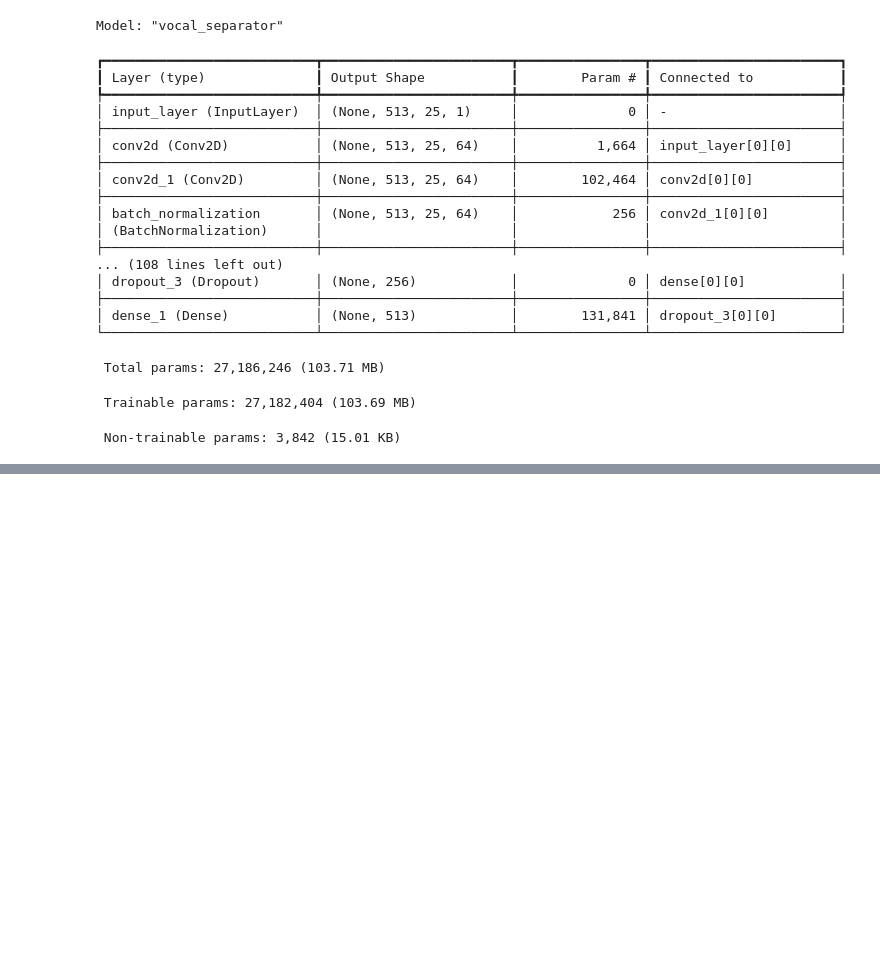
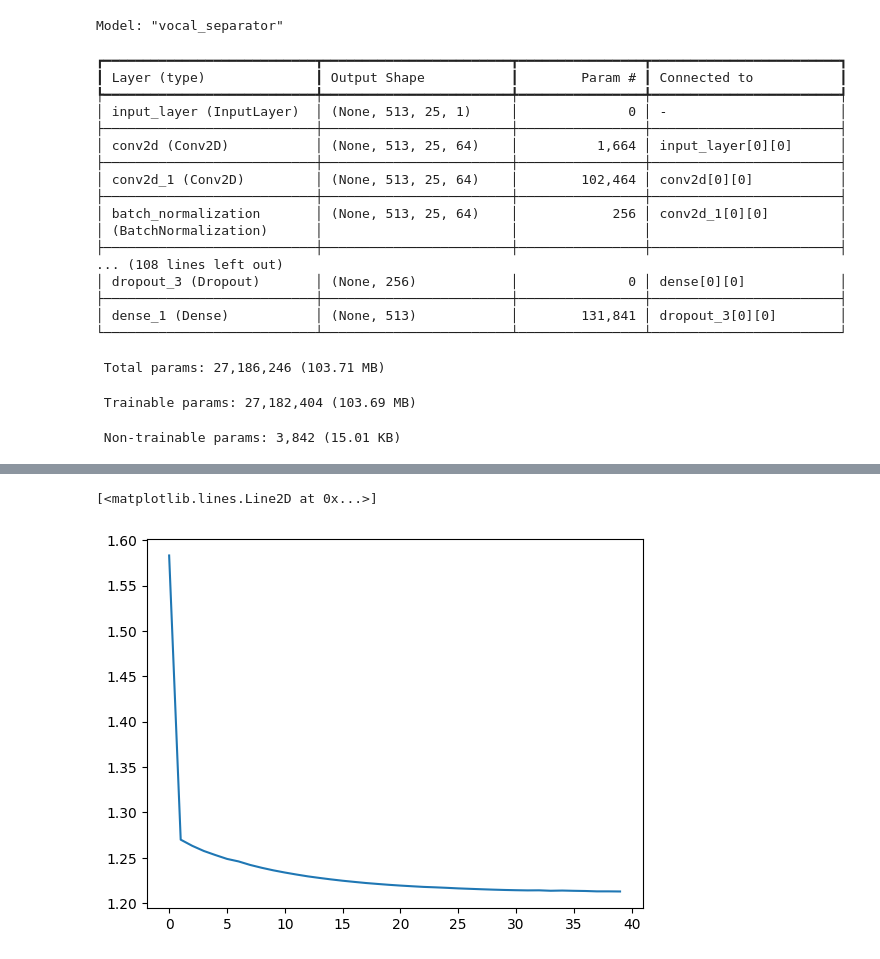
Before and after one commit to JustargonY/vocals_separator, a Jupyter notebook: DiplomaProject.ipynb, the cells around one changed output, grey strips where cells are left out. Cells and saved outputs as stored; diff of their text form; code cells hidden in the pictures; blank space fills up the shorter version.

```diff
--- a/DiplomaProject.ipynb
+++ b/DiplomaProject.ipynb
@@ -462,0 +646,8 @@ history.history['loss']
+# %%
+for i in test_dataset.skip(52).take(5):
+  y_true = i[1]
+  y_pred = model.predict(i[0])
+
+  print(tf.keras.losses.BinaryCrossentropy()(y_true, y_pred))
+  print(np.sum(y_pred > 0.5))
+  print(np.sum(y_true))
@@ -462,0 +785,11 @@ history.history['loss']
+# %%
+epochs = 10
+history_rnn2 = model2.fit(
+    train_dataset.repeat(epochs),
+    validation_data=val_dataset.repeat(epochs),
+    epochs=epochs,
+    steps_per_epoch=3505,
+    validation_steps=943,
+    verbose=1,
+    callbacks=[checkpoint, early_stopping]
+)
@@ -462,0 +818,6 @@ history.history['loss']
+# %%
+plt.plot(np.concatenate([history_rnn.history['loss'], history_rnn2.history['loss']]))
+# plt.plot(history_rnn2.history['val_loss'])
+# %% [output]
+[<matplotlib.lines.Line2D at 0x...>]
+[figure, added]
```
Also changed, not shown: parts of 36 cells of this notebook, 4 other files.
